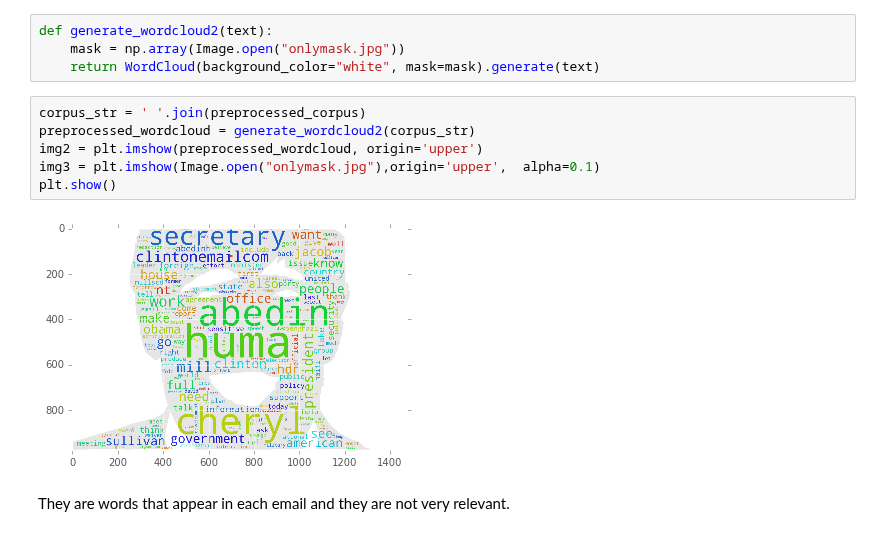
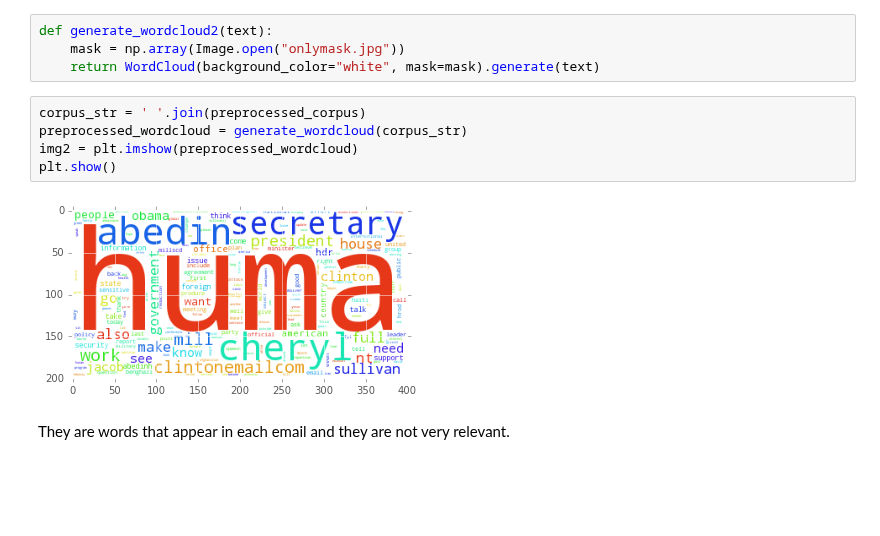
Before and after one commit to lfkrapp/literate-pancake, a Jupyter notebook: 05 - Taming Text/homework.ipynb, the cells around one changed output. Saved outputs shown, nothing was run; the diff lists cells and outputs as text; blank space fills up the shorter version.

```diff
--- a/05 - Taming Text/homework.ipynb
+++ b/05 - Taming Text/homework.ipynb
@@ -170,12 +169,11 @@ def generate_wordcloud2(text):
     return WordCloud(background_color="white", mask=mask).generate(text)
 # %%
 corpus_str = ' '.join(preprocessed_corpus)
-preprocessed_wordcloud = generate_wordcloud2(corpus_str)
-img2 = plt.imshow(preprocessed_wordcloud, origin='upper')
-img3 = plt.imshow(Image.open("onlymask.jpg"),origin='upper',  alpha=0.1)
+preprocessed_wordcloud = generate_wordcloud(corpus_str)
+img2 = plt.imshow(preprocessed_wordcloud)
 plt.show()
 # %% [output]
-[figure, old version]
+[figure, new version]
 # %% [markdown]
 They are words that appear in each email and they are not very relevant.
 # %%
```
Also changed, not shown: parts of 12 cells of this notebook, 5 other files.
